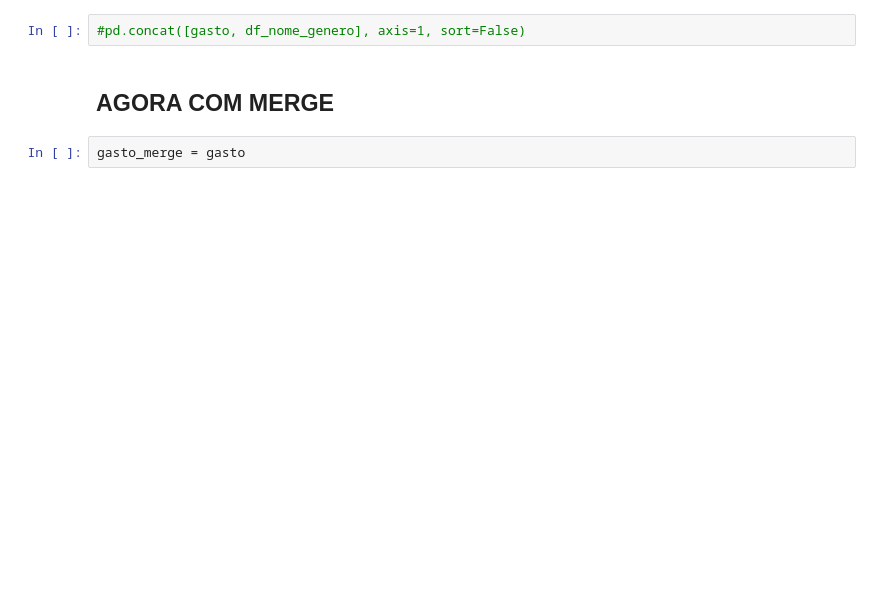
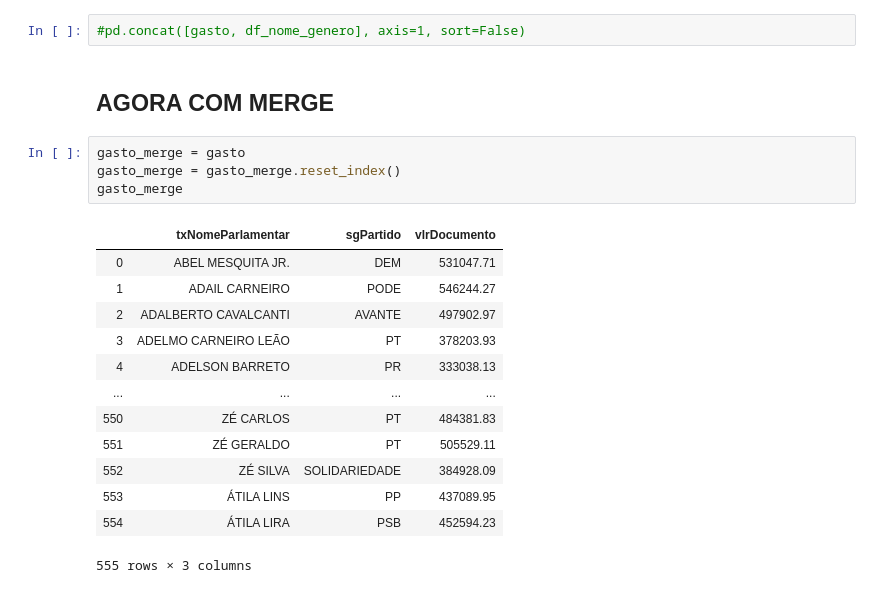
Before and after one commit to thaisviana/Bootcamp-Ciencia-de-Dados, a Jupyter notebook: Turma #1/deputados_genero.ipynb, the cells around one changed output. Saved outputs shown, nothing was run; the diff lists cells and outputs as text; blank space fills up the shorter version.

```diff
--- a/Turma #1/deputados_genero.ipynb
+++ b/Turma #1/deputados_genero.ipynb
@@ -109,4 +163,20 @@ df_nome_genero = df_nome_genero.set_index('nome')
 ## AGORA COM MERGE
 # %%
 gasto_merge = gasto
+gasto_merge = gasto_merge.reset_index()
+gasto_merge
+# %% [output]
+|  | txNomeParlamentar | sgPartido | vlrDocumento |
+| 0 | ABEL MESQUITA JR. | DEM | 531047.71 |
+| 1 | ADAIL CARNEIRO | PODE | 546244.27 |
+| 2 | ADALBERTO CAVALCANTI | AVANTE | 497902.97 |
+| 3 | ADELMO CARNEIRO LEÃO | PT | 378203.93 |
+| 4 | ADELSON BARRETO | PR | 333038.13 |
+| ... | ... | ... | ... |
+| 550 | ZÉ CARLOS | PT | 484381.83 |
+| 551 | ZÉ GERALDO | PT | 505529.11 |
+| 552 | ZÉ SILVA | SOLIDARIEDADE | 384928.09 |
+| 553 | ÁTILA LINS | PP | 437089.95 |
+| 554 | ÁTILA LIRA | PSB | 452594.23 |
+555 rows × 3 columns
 # %%
```
Also changed, not shown: parts of 18 cells of this notebook.
